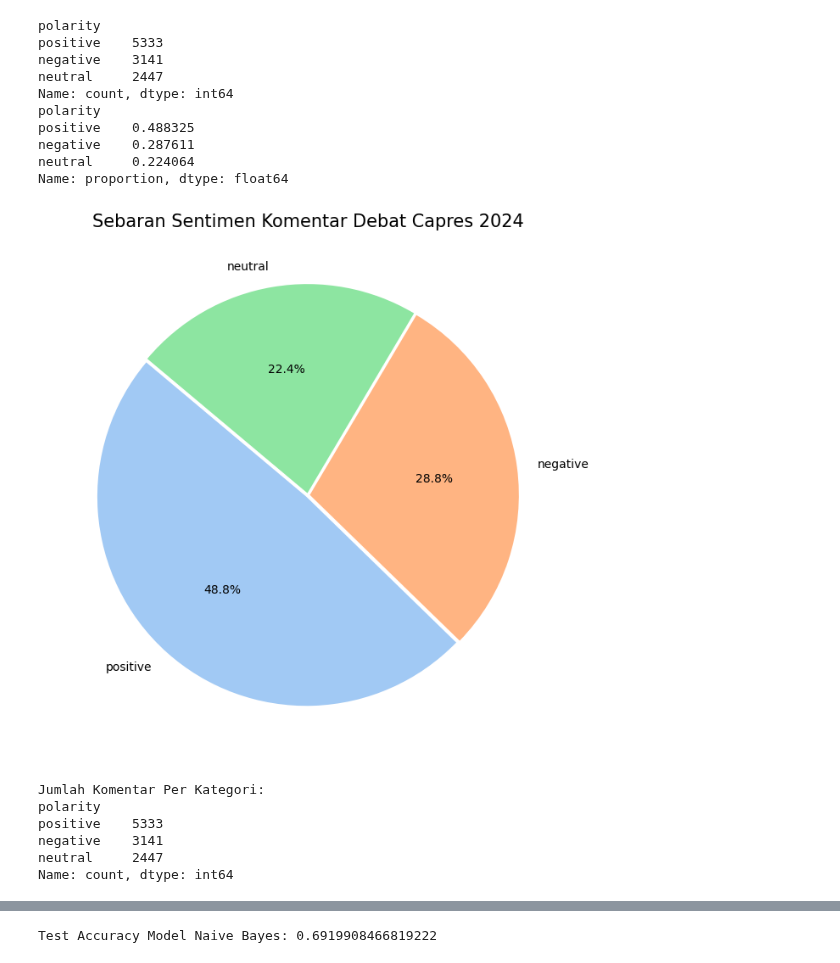
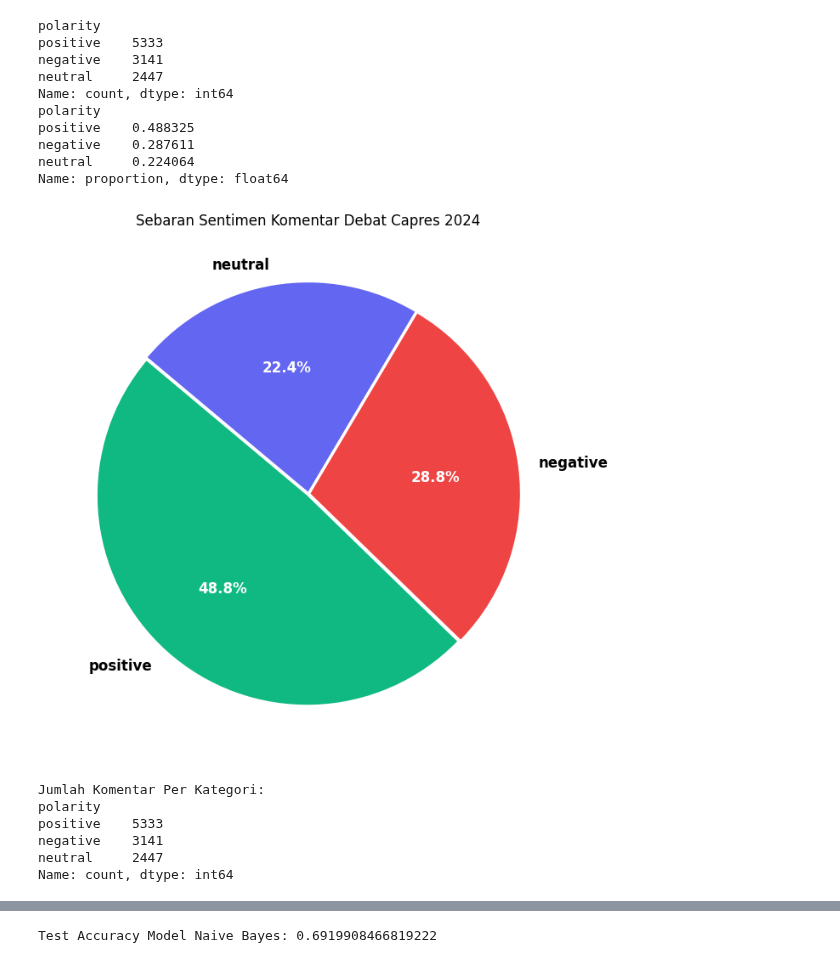
Before and after one commit to rfaoktvian/AnalisisSentimenDebatCapres2024, a Jupyter notebook: Analisis_sentimen_debat_capres2024.ipynb, the cells around one changed output, grey strips where cells are left out. Saved outputs shown, nothing was run; the diff lists cells and outputs as text; code cells hidden in the pictures.

```diff
--- a/Analisis_sentimen_debat_capres2024.ipynb
+++ b/Analisis_sentimen_debat_capres2024.ipynb
@@ -340,22 +344,27 @@ Name: proportion, dtype: float64
 # %%
 sentiment_counts = clean_df['polarity'].value_counts()
 
-colors = ['#66b3ff', '#99ff99', '#ff9999']
+colors = ['#10b981', '#ef4444', '#6366f1']
 plt.figure(figsize=(8, 8))
 plt.pie(
     sentiment_counts,
     labels=sentiment_counts.index,
     autopct='%1.1f%%',
     startangle=140,
-    colors=sns.color_palette('pastel'),
-    explode=(0.01, 0.01, 0.01)
+    colors=colors,
+    explode=(0.01, 0.01, 0.01),
+    textprops={'fontsize': 12, 'weight': 'bold'}
 )
-plt.title('Sebaran Sentimen Komentar Debat Capres 2024', fontsize=15)
+for text in plt.gca().texts:
+    if '%' in text.get_text():
+        text.set_color('white')
+        text.set_weight('bold')
+plt.title('Sebaran Sentimen Komentar Debat Capres 2024')
 plt.show()
 print("Jumlah Komentar Per Kategori:")
 print(sentiment_counts)
 # %% [output]
-[figure, old version]
+[figure, new version]
 Jumlah Komentar Per Kategori:
 polarity
 positive    5333
```
Also changed, not shown: parts of 9 cells of this notebook.
